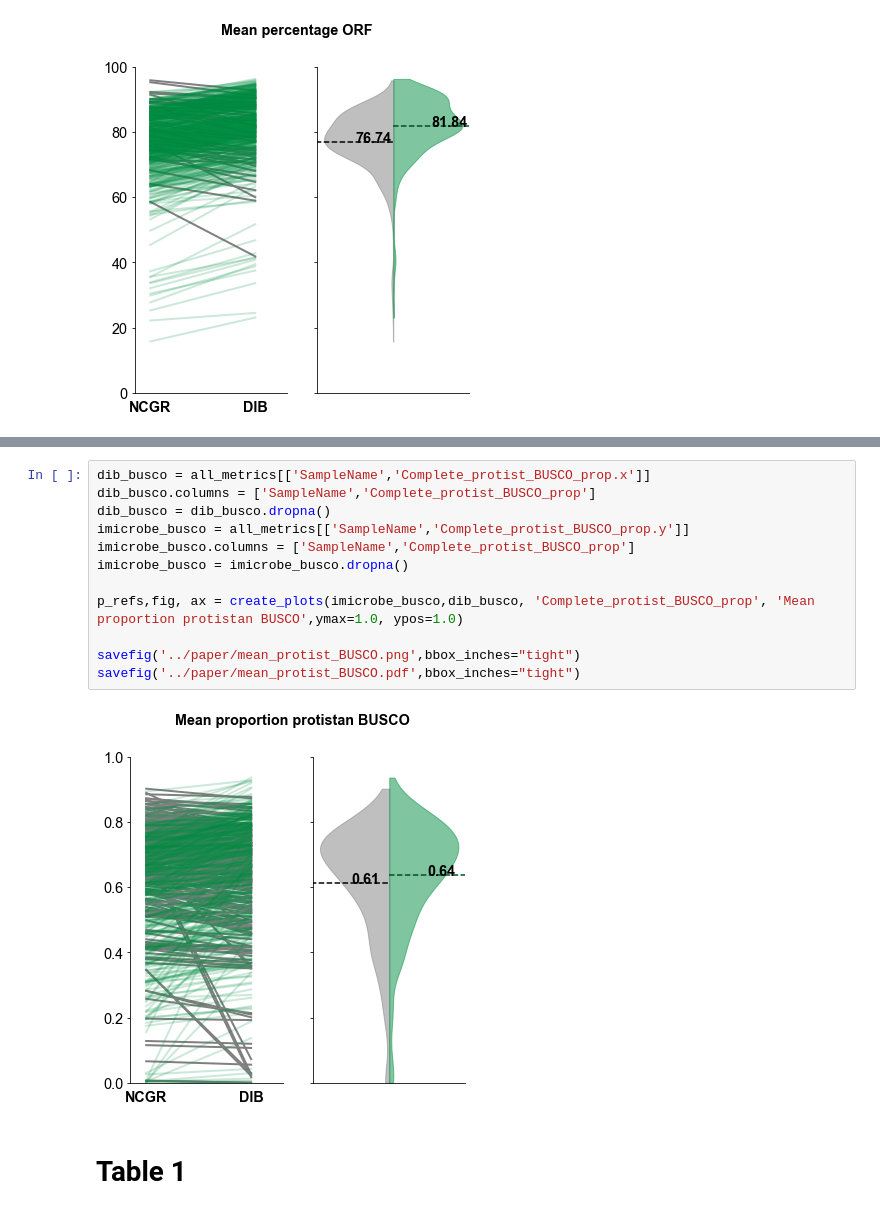
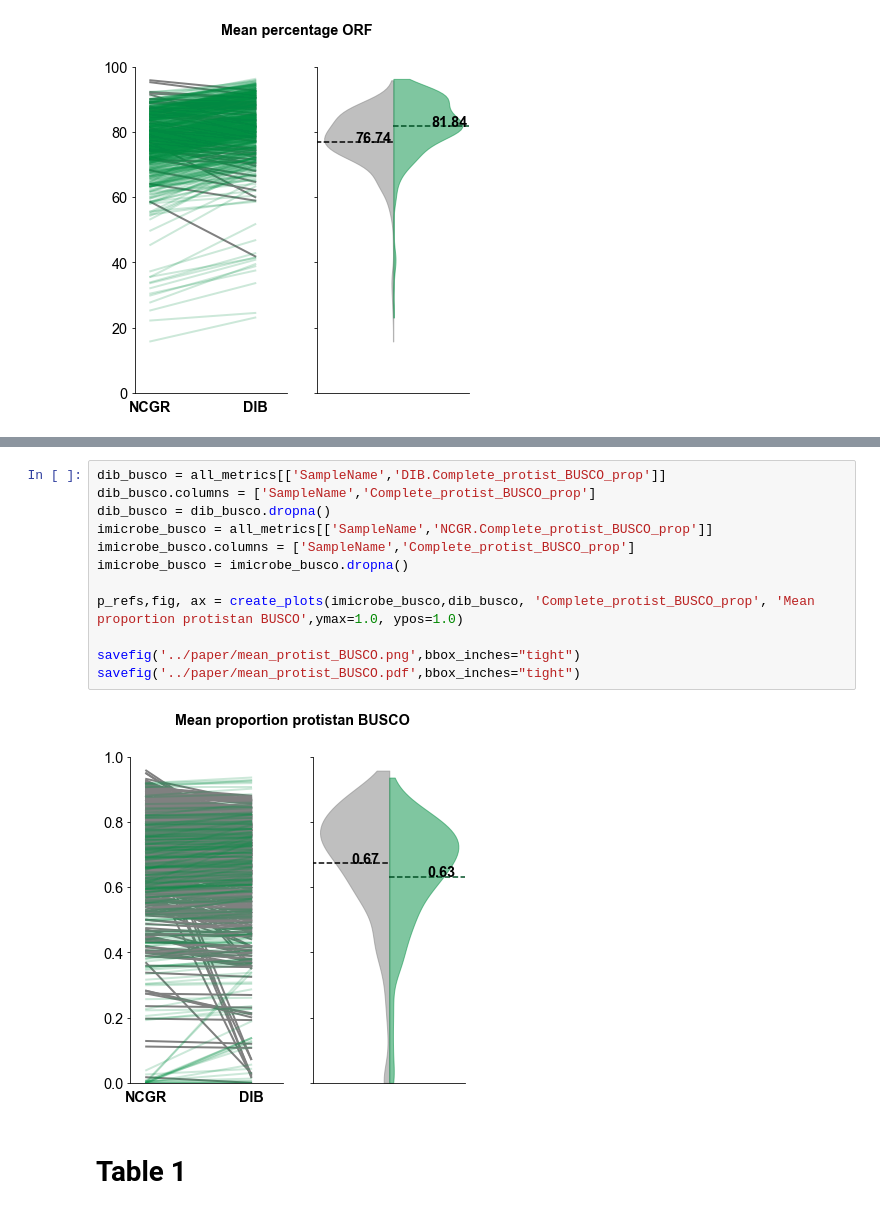
Before and after one commit to johnsolk/MMETSP, a Jupyter notebook: notebooks/GigaScience_Figures_all_evaluation_matrix.ipynb, the cells around one changed output, grey strips where cells are left out. Cells and saved outputs as stored; diff of their text form.

Commit message:
updated stats and figures notebooks

```diff
--- a/notebooks/GigaScience_Figures_all_evaluation_matrix.ipynb
+++ b/notebooks/GigaScience_Figures_all_evaluation_matrix.ipynb
@@ -285,17 +265,17 @@ savefig('../paper/mean_BUSCO.pdf',bbox_inches="tight")
 # %%
-dib_busco = all_metrics[['SampleName','Complete_protist_BUSCO_prop.x']]
+dib_busco = all_metrics[['SampleName','DIB.Complete_protist_BUSCO_prop']]
 dib_busco.columns = ['SampleName','Complete_protist_BUSCO_prop']
 dib_busco = dib_busco.dropna()
-imicrobe_busco = all_metrics[['SampleName','Complete_protist_BUSCO_prop.y']]
+imicrobe_busco = all_metrics[['SampleName','NCGR.Complete_protist_BUSCO_prop']]
 imicrobe_busco.columns = ['SampleName','Complete_protist_BUSCO_prop']
 imicrobe_busco = imicrobe_busco.dropna()
 
 p_refs,fig, ax = create_plots(imicrobe_busco,dib_busco, 'Complete_protist_BUSCO_prop', 'Mean proportion protistan BUSCO',ymax=1.0, ypos=1.0)
 
 savefig('../paper/mean_protist_BUSCO.png',bbox_inches="tight")
 savefig('../paper/mean_protist_BUSCO.pdf',bbox_inches="tight")
 # %% [output]
-[figure, old version]
+[figure, new version]
 # %% [markdown]
 # Table 1
 # %%
```
Also changed, not shown: parts of 6 cells of this notebook, 16 other files.
